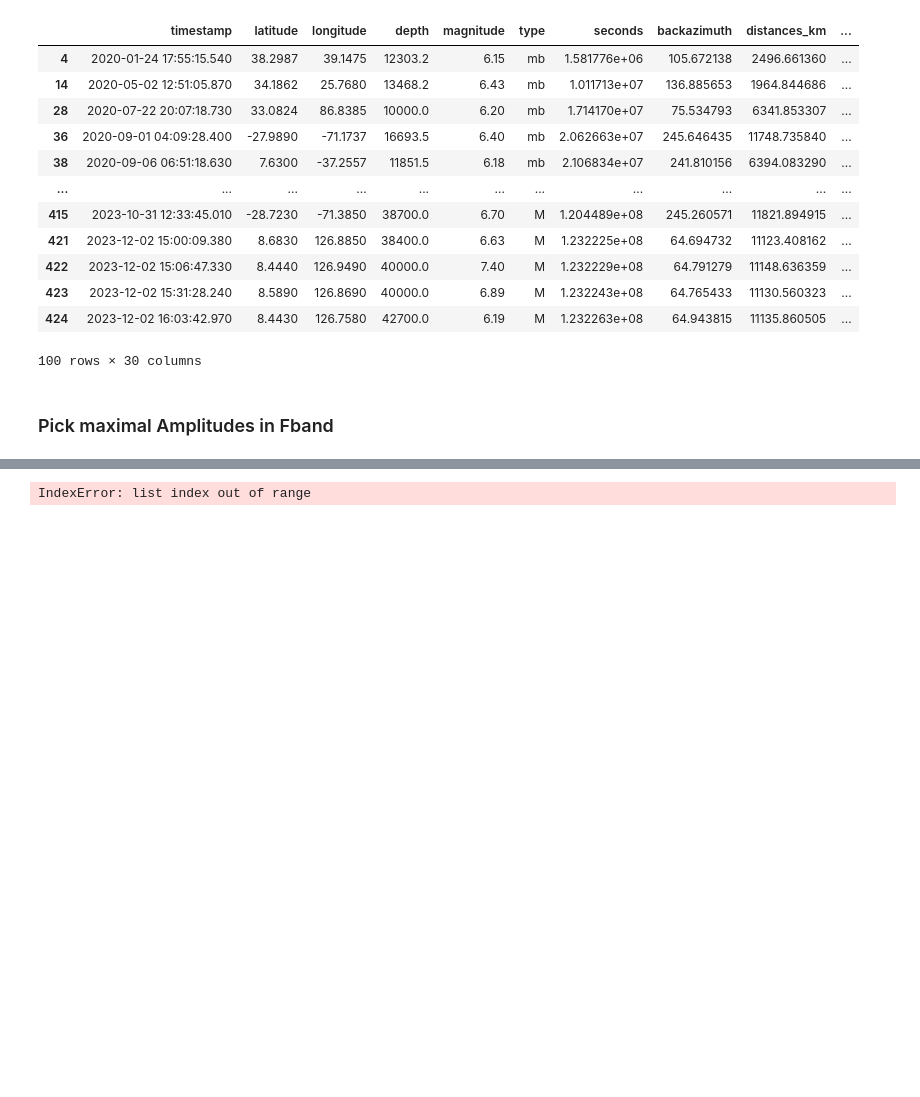
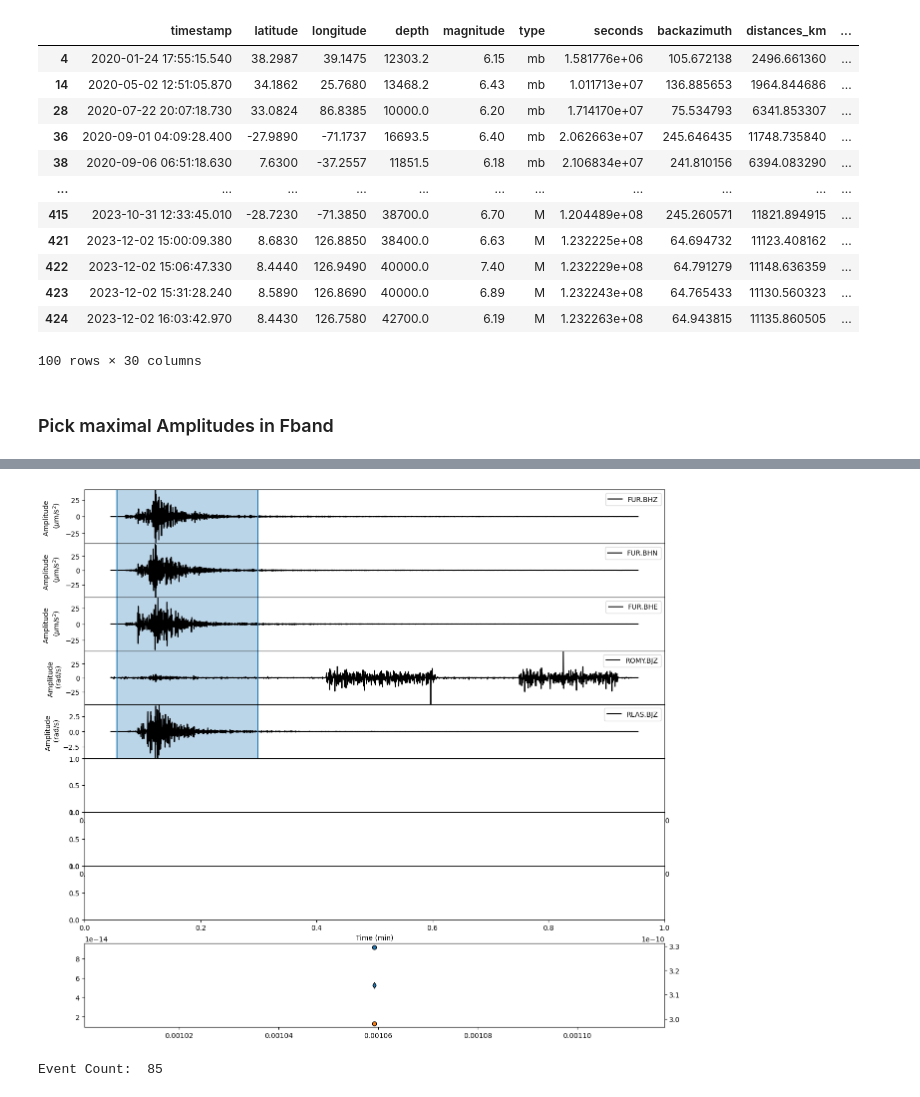
Before and after one commit to andbrocode/notebooks2, a Jupyter notebook: RomyEvents/RomyEvents_Data.ipynb, the cells around one changed output, grey strips where cells are left out. Saved outputs shown, nothing was run; the diff lists cells and outputs as text; code cells hidden in the pictures; blank space fills up the shorter version.

```diff
--- a/RomyEvents/RomyEvents_Data.ipynb
+++ b/RomyEvents/RomyEvents_Data.ipynb
@@ -219,6 +234,9 @@ def __get_fband_amplitude(st0, fmin, fmax, t1, t2, amp="maxima", plot=False):
     st_amp += st0.select(station="FUR", channel="*Z").copy()
     st_amp += st0.select(station="FUR", channel="*N").copy()
     st_amp += st0.select(station="FUR", channel="*E").copy()
+    st_amp += st0.select(station="WET", channel="*Z").copy()
+    st_amp += st0.select(station="WET", channel="*N").copy()
+    st_amp += st0.select(station="WET", channel="*E").copy()
     st_amp += st0.select(station="ROMY",channel="*Z").copy()
     st_amp += st0.select(station="RLAS",channel="*Z").copy()
 
@@ -362,12 +401,12 @@ def __make_control_plot(ev_num, st0, out, t1, t2, path_to_figs, plot=False):
 
 fmin, fmax = 0.001, 8.0
 
-maxima = {}
+amp = {}
 
 for _k, (_i, ev) in enumerate(select_z.iterrows()):
 
-#     if _k > 1:
-#         continue
+    if _k > 0:
+        continue
 
     print(_k, "  ", ev.Event.replace("_filtered.png", ".mseed"))
 
@@ -382,8 +421,11 @@ for _k, (_i, ev) in enumerate(select_z.iterrows()):
         continue
 
     st0 = st0.detrend("demean")
+    print(st0)
+    try:
+        # specify event number
+        ev_num = str(int(ev['# Event'])).rjust(3, "0")
 
-    try:
         # get window of event
         t1, t2 = __get_event_window(st0, deltaT1=60, deltaT2=2, plot=False)
 
@@ -392,15 +434,15 @@ for _k, (_i, ev) in enumerate(select_z.iterrows()):
         # out = __get_fband_amplitude(st0, fmin, fmax, t1, t2, amp="mean", plot=False)
         # out = __get_fband_amplitude(st0, fmin, fmax, t1, t2, amp="perc95", plot=False)
 
+        # store check up plot
+        __make_control_plot(ev_num, st0, out, t1, t2, config['path_to_figs'], plot=False);
+
         # add maxima to dict
-        ev_num = str(int(ev['# Event'])).rjust(3, "0")
-        maxima[ev_num] = out
+        amp[ev_num] = out
 
-        # store check up plot
-        # __make_control_plot(ev_num, st0, out, t1, t2, config['path_to_figs'], plot=False);
-
-    except:
+    except Exception as e:
         print(f" -> processing failed!")
+        print(e)
         continue
 
     gc.collect();
@@ -415 +462 @@ BW.ROMY.10.BJZ | 2020-01-24T17:55:15.543400Z - 2020-01-24T20:55:15.543400Z | 20.
-IndexError: list index out of range
+[figure, added]
@@ -441,3 +508,7 @@ for fband in fbands:
+# %%
+print("Event Count: ", np.shape(fur_z_arr)[1])
+# %% [output]
+Event Count:  85
 # %%
 def __makeplot():
 
```
Also changed, not shown: parts of 9 cells of this notebook, 41 other files.
